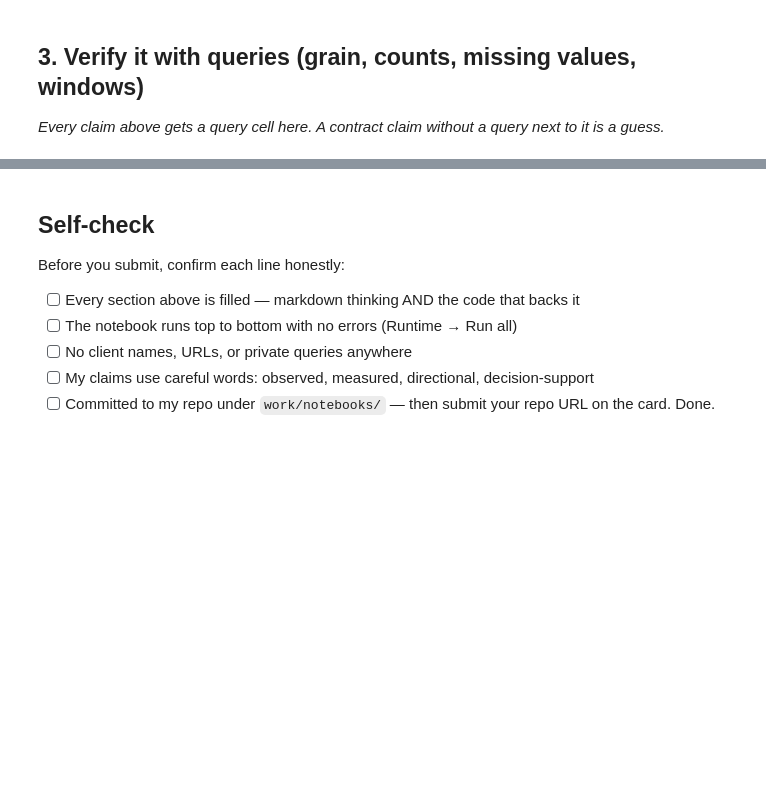
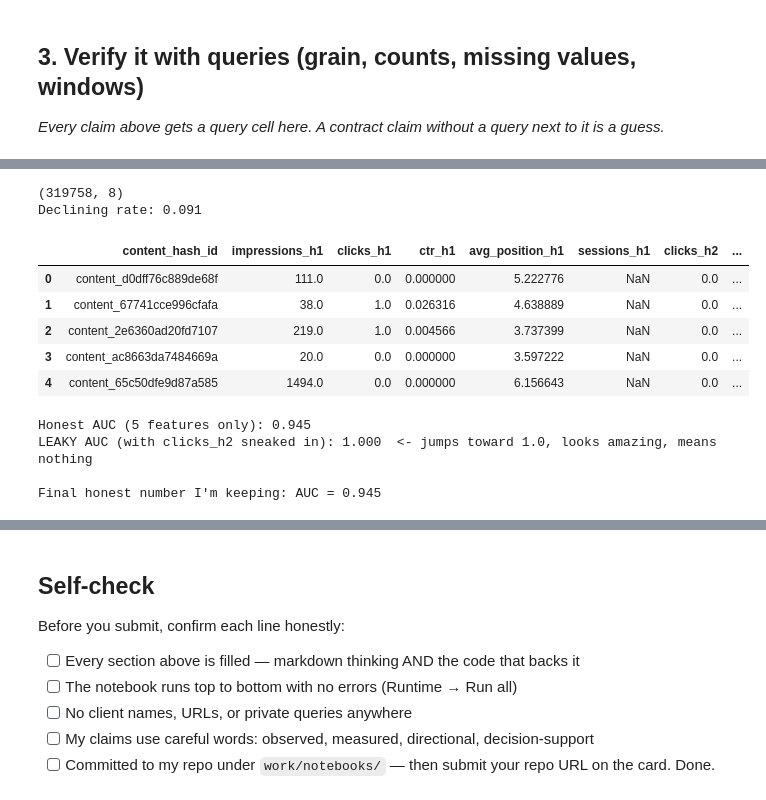
Before and after one commit to manalchaudharyy/FlyrankAI-ML, a Jupyter notebook: work/notebooks/w03_data_contract.ipynb, the cells around one changed output, grey strips where cells are left out. Cells and saved outputs as stored; diff of their text form; code cells hidden in the pictures; blank space fills up the shorter version.

```diff
--- a/work/notebooks/w03_data_contract.ipynb
+++ b/work/notebooks/w03_data_contract.ipynb
@@ -19,0 +90,5 @@ This skeleton is yours to fill. Work the sections **in order** — each one has
+# %%
+schema_df = con.sql(f"DESCRIBE SELECT * FROM read_parquet('{FACT_MONTH}') LIMIT 1").df()
+import pandas as pd
+pd.set_option('display.max_rows', None)
+print(schema_df[['column_name', 'column_type']].to_string())
@@ -33,0 +180,16 @@ This skeleton is yours to fill. Work the sections **in order** — each one has
+# %%
+features_df = con.sql(f"""
+    SELECT
+        f.content_hash_id,
+        SUM(f.gsc_impressions) AS impressions_h1,
+        SUM(f.gsc_clicks) AS clicks_h1,
+        SUM(f.gsc_clicks) / NULLIF(SUM(f.gsc_impressions), 0) AS ctr_h1,
+        AVG(f.gsc_avg_position) AS avg_position_h1,
+        SUM(f.ga4_sessions) FILTER (WHERE f.ga4_data_available IS TRUE) AS sessions_h1
+    FROM read_parquet('{FACT_MONTH}') f
+    WHERE f.report_date BETWEEN '2026-03-01' AND '2026-03-15'
+    GROUP BY f.content_hash_id
+""").df()
+
+print(features_df.shape)
+features_df.head()
@@ -33,0 +222,55 @@ This skeleton is yours to fill. Work the sections **in order** — each one has
+# %%
+label_df = con.sql(f"""
+    SELECT
+        content_hash_id,
+        SUM(gsc_clicks) AS clicks_h2
+    FROM read_parquet('{FACT_MONTH}')
+    WHERE report_date BETWEEN '2026-03-16' AND '2026-03-31'
+    GROUP BY content_hash_id
+""").df()
+
+data = features_df.merge(label_df, on="content_hash_id", how="inner")
+data["is_declining_proxy"] = (data["clicks_h2"] < data["clicks_h1"]).astype(int)
+
+print(data.shape)
+print("Declining rate:", data["is_declining_proxy"].mean().round(3))
+data.head()
+# %% [output]
+(319758, 8)
+Declining rate: 0.091
+|  | content_hash_id | impressions_h1 | clicks_h1 | ctr_h1 | avg_position_h1 | sessions_h1 | clicks_h2 | ... |
+| 0 | content_d0dff76c889de68f | 111.0 | 0.0 | 0.000000 | 5.222776 | NaN | 0.0 | ... |
+| 1 | content_67741cce996cfafa | 38.0 | 1.0 | 0.026316 | 4.638889 | NaN | 0.0 | ... |
+| 2 | content_2e6360ad20fd7107 | 219.0 | 1.0 | 0.004566 | 3.737399 | NaN | 0.0 | ... |
+| 3 | content_ac8663da7484669a | 20.0 | 0.0 | 0.000000 | 3.597222 | NaN | 0.0 | ... |
+| 4 | content_65c50dfe9d87a585 | 1494.0 | 0.0 | 0.000000 | 6.156643 | NaN | 0.0 | ... |
+# %%
+from sklearn.linear_model import LogisticRegression
+from sklearn.model_selection import train_test_split
+from sklearn.metrics import roc_auc_score
+
+feature_cols = ["impressions_h1", "clicks_h1", "ctr_h1", "avg_position_h1", "sessions_h1"]
+X = data[feature_cols].fillna(0)
+y = data["is_declining_proxy"]
+
+X_train, X_test, y_train, y_test = train_test_split(X, y, test_size=0.3, random_state=42)
+honest_model = LogisticRegression(max_iter=1000).fit(X_train, y_train)
+honest_auc = roc_auc_score(y_test, honest_model.predict_proba(X_test)[:, 1])
+print(f"Honest AUC (5 features only): {honest_auc:.3f}")
+
+# --- THE TRAP: sneak in a column derived straight from the label ---
+data["leaky_clicks_h2"] = data["clicks_h2"]
+X_leak = data[feature_cols + ["leaky_clicks_h2"]].fillna(0)
+X_train_l, X_test_l, y_train_l, y_test_l = train_test_split(X_leak, y, test_size=0.3, random_state=42)
+leaky_model = LogisticRegression(max_iter=1000).fit(X_train_l, y_train_l)
+leaky_auc = roc_auc_score(y_test_l, leaky_model.predict_proba(X_test_l)[:, 1])
+print(f"LEAKY AUC (with clicks_h2 sneaked in): {leaky_auc:.3f}  <- jumps toward 1.0, looks amazing, means nothing")
+
+# --- Delete the leak, keep the honest number ---
+del data["leaky_clicks_h2"]
+print(f"\nFinal honest number I'm keeping: AUC = {honest_auc:.3f}")
+# %% [output]
+Honest AUC (5 features only): 0.945
+LEAKY AUC (with clicks_h2 sneaked in): 1.000  <- jumps toward 1.0, looks amazing, means nothing
+
+Final honest number I'm keeping: AUC = 0.945
```
Also changed, not shown: parts of 14 cells of this notebook.
